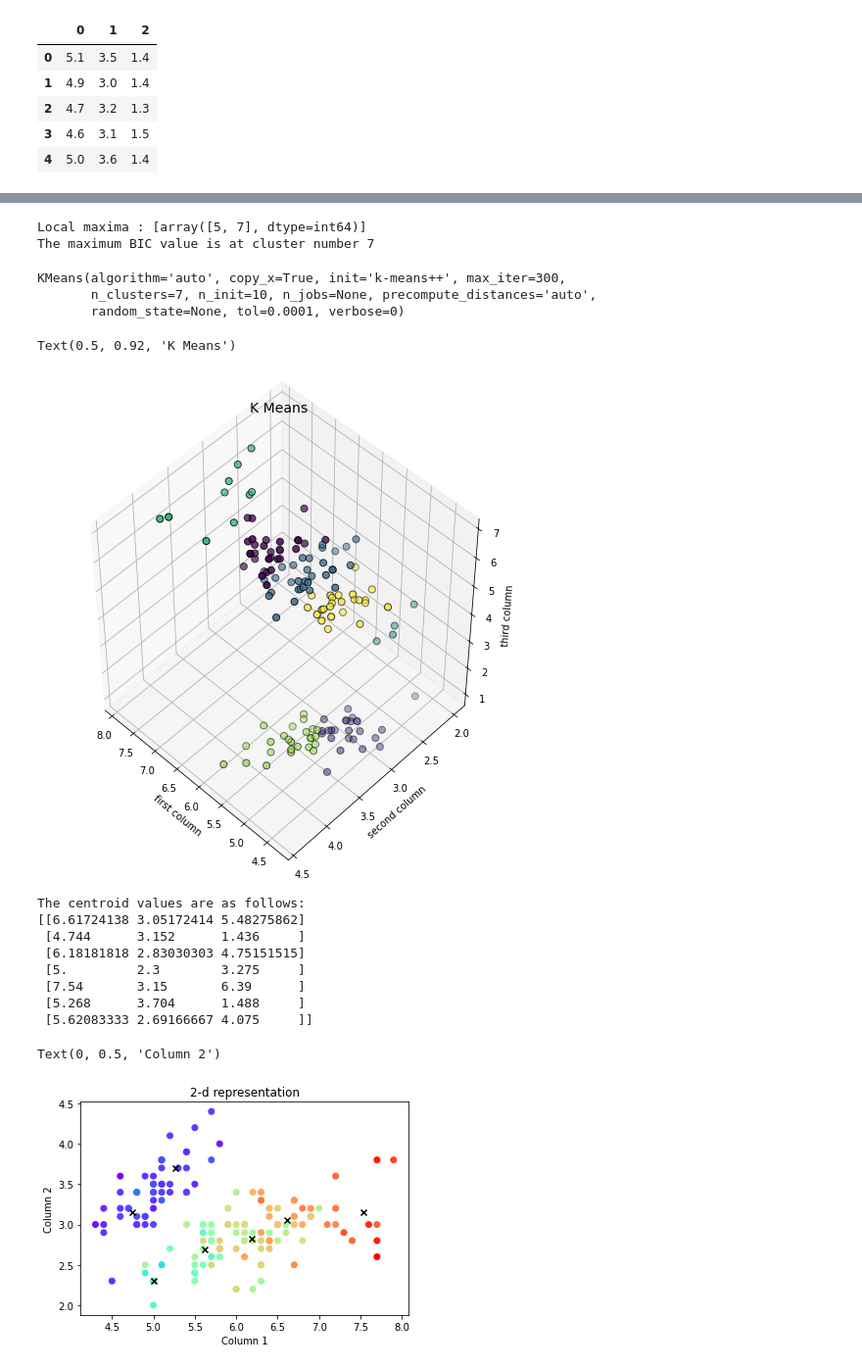
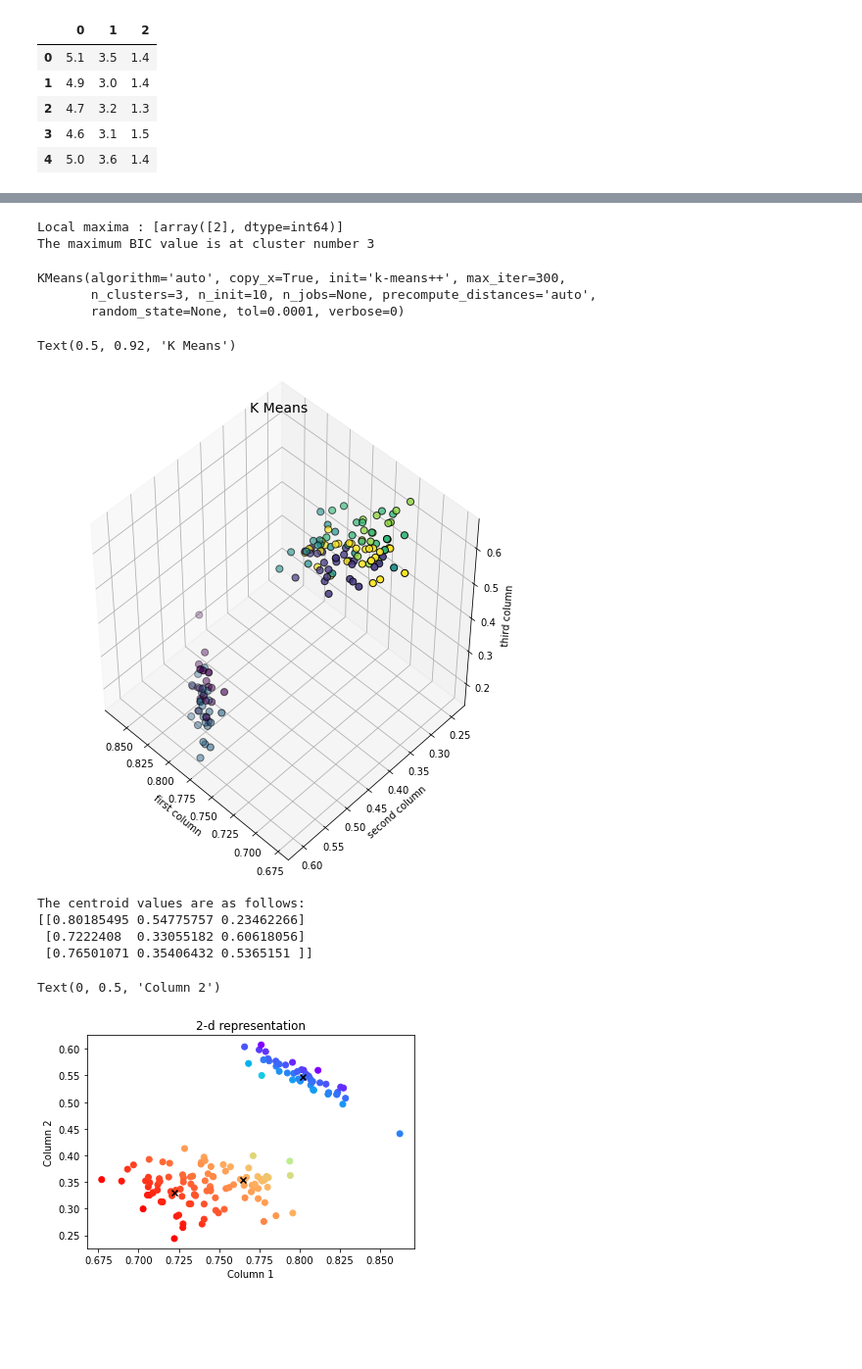
Before and after one commit to Vibhavari13/Assignment-ML, a Jupyter notebook: Assignment_KMeansKNN/Kmeans_assignment.ipynb, the cells around one changed output, grey strips where cells are left out. Shown at 98% size. Cells and saved outputs as stored; diff of their text form; code cells hidden in the pictures; blank space fills up the shorter version.

```diff
--- a/Assignment_KMeansKNN/Kmeans_assignment.ipynb
+++ b/Assignment_KMeansKNN/Kmeans_assignment.ipynb
@@ -33,3 +31,7 @@ X=df.values
+# %%
+X=df.values
+from sklearn.preprocessing import MinMaxScaler
+X=sklearn.preprocessing.normalize(X)
 # %%
 from sklearn import cluster
 from scipy.spatial import distance
@@ -66,7 +68,7 @@ def compute_bic(kmeans,X):
 
 
 
-ks = range(1,11)
+ks = range(1,10)
 
 # run 9 times kmeans and save each result in the KMeans object
 KMeans = [cluster.KMeans(n_clusters = i, init="k-means++").fit(X) for i in ks]
@@ -106,7 +107,7 @@ def find_local_max(o):
     for i in m:
         l.append(i)
     print("Local maxima :",l)
-    print("The maximum BIC value is at cluster number",max(*l))
+    print("The maximum BIC value is at cluster number",max(*l)+1) #the index starts from 0, so 3rd cluster is at 2nd index
 
 import numpy as np
 from scipy.signal import argrelextrema
@@ -114,20 +115,20 @@ o=np.array(BIC)
 
 find_local_max(o)
 # %% [output]
-Local maxima : [array([5, 7], dtype=int64)]
-The maximum BIC value is at cluster number 7
+Local maxima : [array([2], dtype=int64)]
+The maximum BIC value is at cluster number 3
 # %%
 from sklearn.cluster import KMeans
 # %%
-kmeans6 = KMeans(n_clusters = 7, init = 'k-means++', random_state = 0)
-x1=kmeans6.fit_predict(X)
-labels6 = kmeans6.labels_
+kmeans3 = KMeans(n_clusters = 3, init = 'k-means++', random_state = 0)
+x1=kmeans3.fit_predict(X)
+labels3 = kmeans3.labels_
 # %%
-estimator = KMeans(n_clusters=7)
+estimator = KMeans(n_clusters=3)
 estimator.fit(X)
 # %% [output]
 KMeans(algorithm='auto', copy_x=True, init='k-means++', max_iter=300,
-       n_clusters=7, n_init=10, n_jobs=None, precompute_distances='auto',
+       n_clusters=3, n_init=10, n_jobs=None, precompute_distances='auto',
        random_state=None, tol=0.0001, verbose=0)
 # %%
 from mpl_toolkits.mplot3d import Axes3D
@@ -142,25 +143,21 @@ ax.set_zlabel("third column")
 plt.title("K Means", fontsize=14)
 # %% [output]
 Text(0.5, 0.92, 'K Means')
-[figure, old version]
+[figure, new version]
 # %%
-centroids = kmeans6.cluster_centers_
+centroids = kmeans3.cluster_centers_
 print('The centroid values are as follows:')
 print(centroids)
 plt.scatter(X[:,0],X[:,1],c=X[:,2],cmap='rainbow')
 plt.scatter(centroids[:,0] ,centroids[:,1], color='black', marker='x')
 plt.title('2-d representation')
 plt.xlabel('Column 1')
 plt.ylabel('Column 2')
 # %% [output]
 The centroid values are as follows:
-[[6.61724138 3.05172414 5.48275862]
- [4.744      3.152      1.436     ]
- [6.18181818 2.83030303 4.75151515]
- [5.         2.3        3.275     ]
- [7.54       3.15       6.39      ]
- [5.268      3.704      1.488     ]
- [5.62083333 2.69166667 4.075     ]]
+[[0.80185495 0.54775757 0.23462266]
+ [0.7222408  0.33055182 0.60618056]
+ [0.76501071 0.35406432 0.5365151 ]]
 Text(0, 0.5, 'Column 2')
-[figure, old version]
+[figure, new version]
 # %%
```
Also changed, not shown: parts of 3 cells of this notebook.
